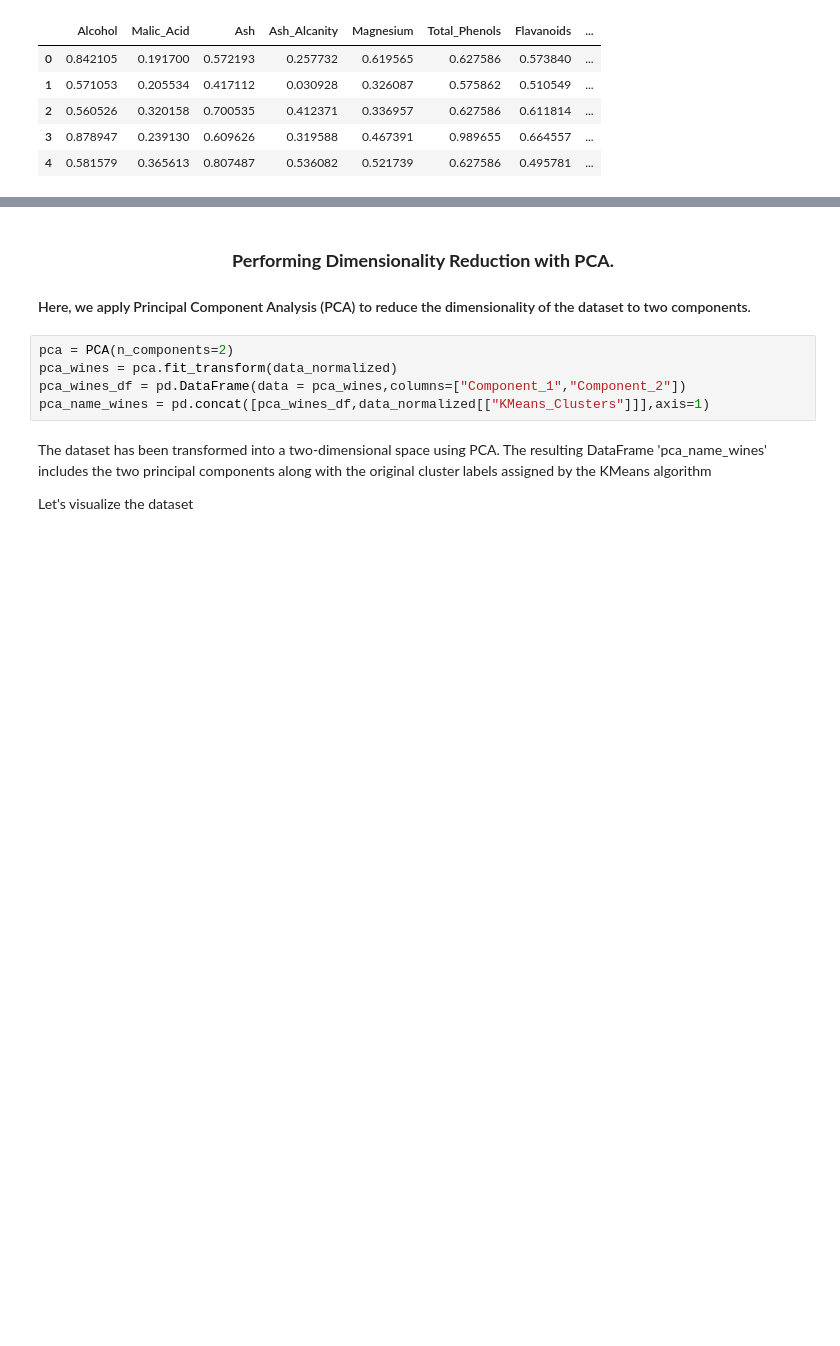
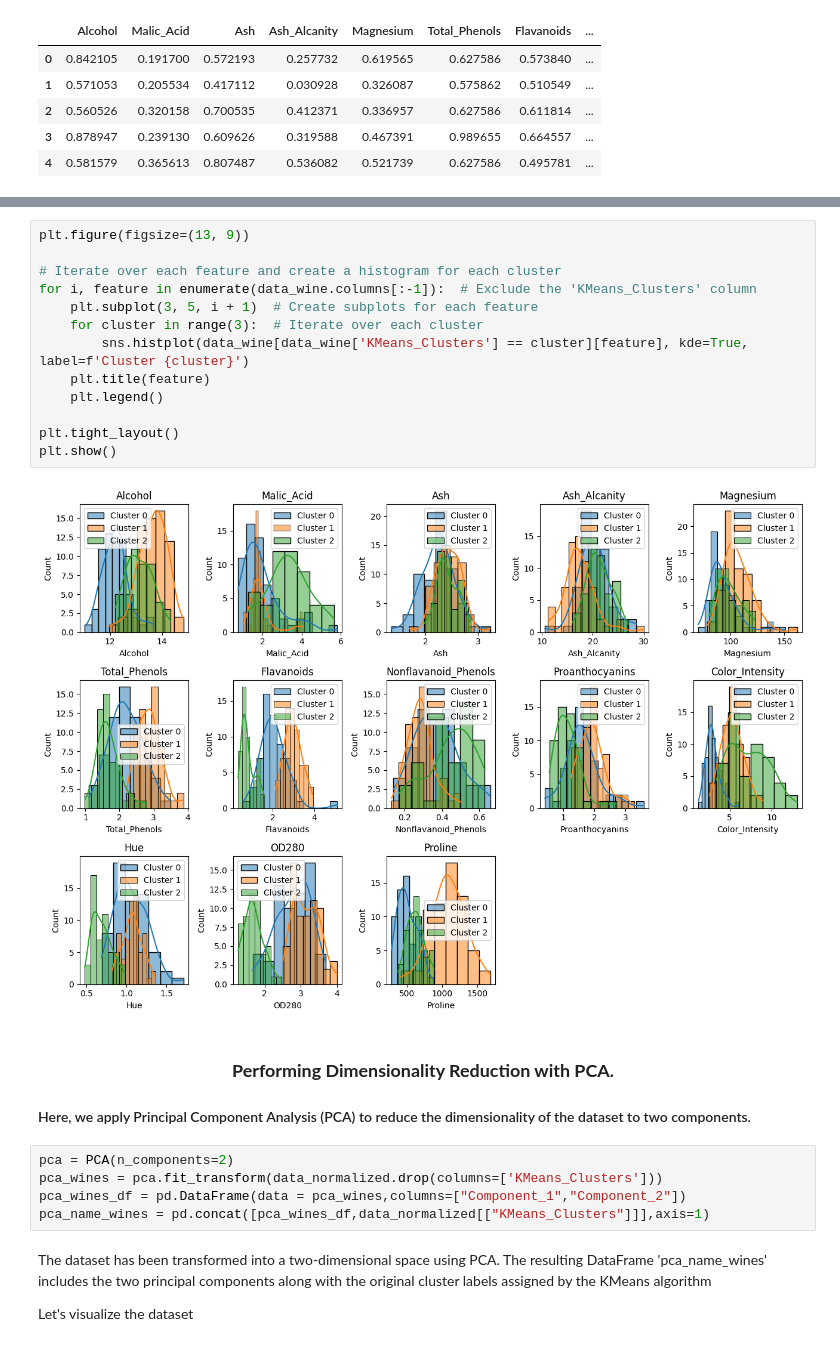
Before and after one commit to Gabrielnm7/Wine-Clustering, a Jupyter notebook: EDA.ipynb, the cells around one changed output, grey strips where cells are left out. Drawn from its saved outputs; the diff is of its cells as text; blank space fills up the shorter version.

```diff
--- a/EDA.ipynb
+++ b/EDA.ipynb
@@ -198,9 +274,24 @@ data_normalized.head()
+# %%
+plt.figure(figsize=(13, 9))
+
+# Iterate over each feature and create a histogram for each cluster
+for i, feature in enumerate(data_wine.columns[:-1]):  # Exclude the 'KMeans_Clusters' column
+    plt.subplot(3, 5, i + 1)  # Create subplots for each feature
+    for cluster in range(3):  # Iterate over each cluster
+        sns.histplot(data_wine[data_wine['KMeans_Clusters'] == cluster][feature], kde=True, label=f'Cluster {cluster}')
+    plt.title(feature)
+    plt.legend()
+
+plt.tight_layout()
+plt.show()
+# %% [output]
+[figure, added]
 # %% [markdown]
 ### <center> **Performing Dimensionality Reduction with PCA.**
 #### Here, we apply Principal Component Analysis (PCA) to reduce the dimensionality of the dataset to two components.
 # %%
 pca = PCA(n_components=2)
-pca_wines = pca.fit_transform(data_normalized)
+pca_wines = pca.fit_transform(data_normalized.drop(columns=['KMeans_Clusters']))
 pca_wines_df = pd.DataFrame(data = pca_wines,columns=["Component_1","Component_2"])
 pca_name_wines = pd.concat([pca_wines_df,data_normalized[["KMeans_Clusters"]]],axis=1)
 # %% [markdown]
```
Also changed, not shown: parts of 16 cells of this notebook.
